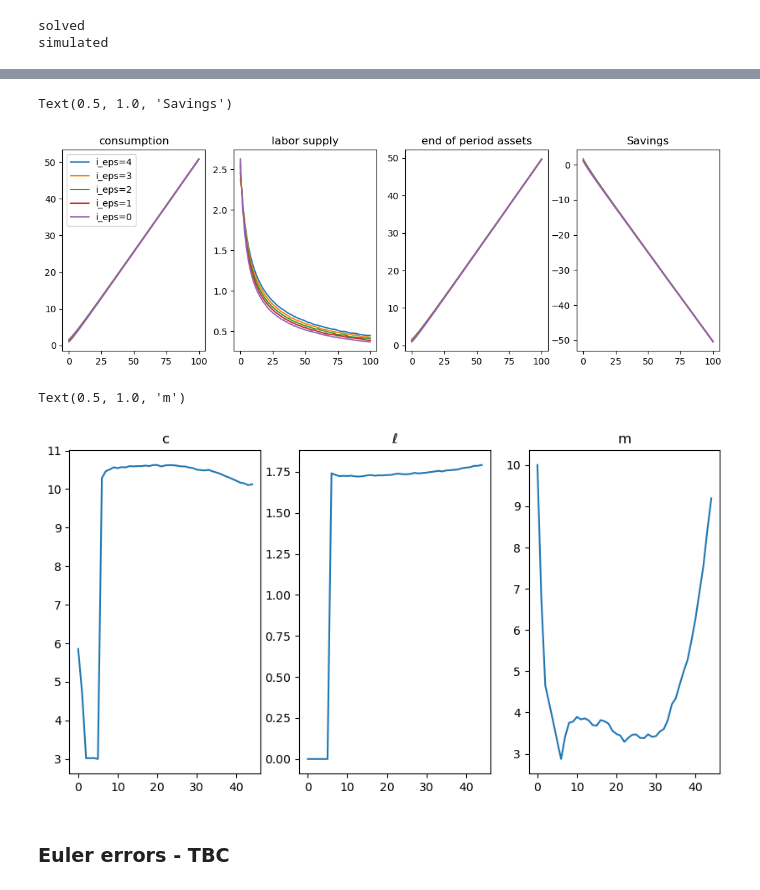
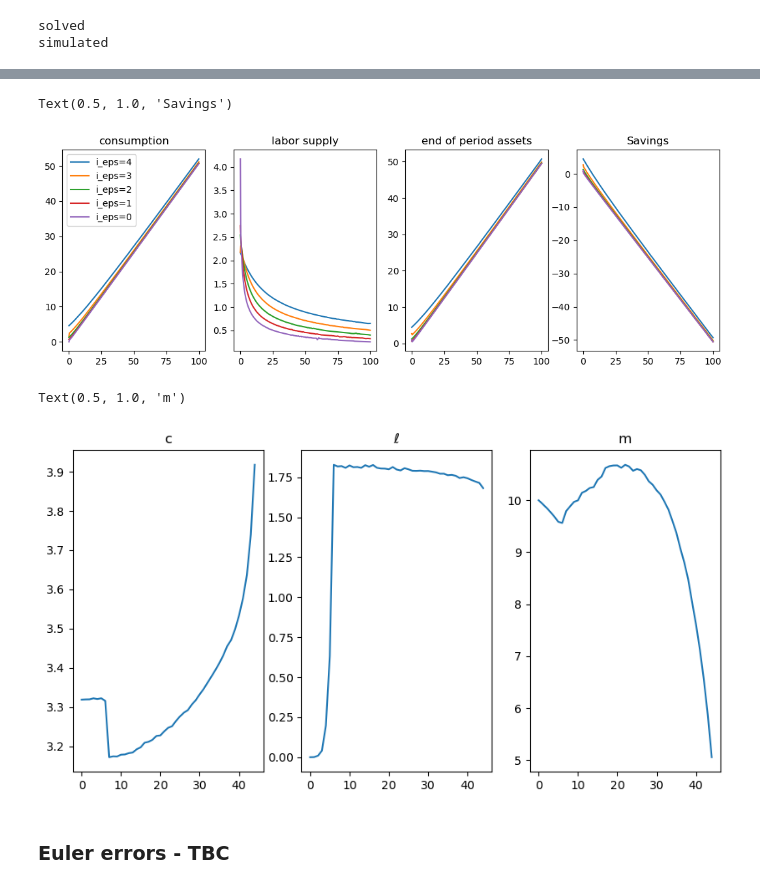
Before and after one commit to ansofol/DP_term_paper, a Jupyter notebook: main_model/test_run.ipynb, the cells around one changed output, grey strips where cells are left out. Drawn from its saved outputs; the diff is of its cells as text; code cells hidden in the pictures.

```diff
--- a/main_model/test_run.ipynb
+++ b/main_model/test_run.ipynb
@@ -19,21 +65,16 @@ warnings.filterwarnings('ignore') #:)
 model = Model()
 model.setup()
 
-model.par.Na = 75
+# solution and simulation specs
+model.par.Na = 200
 model.par.Tmax = 45
 model.par.Tsim = model.par.Tmax
-model.par.a_max = 100
-model.par.Smax = 6
 model.par.Ntypes = 4
-model.par.sigma_taste = 1
-model.par.sigma = 0.1
+model.par.N = 1000
 
-model.par.N = 1000
-model.par.m_initial = 10
-
-model.par.phi_high = 3
-model.par.phi_low = 1
-
+# set parameters
+for key, val in par1.items():
+    model.par.__setattr__(key, val)
 
 model.set_grids()
 par = model.par
@@ -47,3 +88,15 @@ print('simulated')
 # %% [output]
 solved
 simulated
+# %%
+# avg. education profile
+t0 = sim.type == 0
+t1 = sim.type == 1
+t2 = sim.type == 2
+t3 = sim.type == 3
+
+plt.plot(sim.S[t0].mean(axis=0), label='Rich, smart')
+plt.plot(sim.S[t1].mean(axis=0), label='Poor, smart')
+plt.plot(sim.S[t2].mean(axis=0), label='Rich, stupid')
+plt.plot(sim.S[t3].mean(axis=0), label='Poor, stupid')
+plt.legend();
@@ -121,24 +163,24 @@ ax.plot(sol.m[type, t, 1, edu, par.Ba:, 0], sol.a[type, t, 1, edu, par.Ba:, 0]-s
 ax.set_title('Savings')
 # %% [output]
 Text(0.5, 1.0, 'Savings')
-[figure, old version]
+[figure, new version]
 # %%
 s = sim.S.max(axis=1)
-I = s==6
+I = t0
 
 fig,ax = plt.subplots(1,3,figsize=(10,5))
 ax[0].plot(np.mean(sim.c[I,:],axis=0),label="c")
 ax[0].set_title('c')
 
 ax[1].plot(np.mean(sim.ell[I,:],axis=0),label="$\ell$")
 ax[1].set_title('$\ell$')
 
 ax[2].plot(np.mean(sim.m[I,:],axis=0),label="m")
 ax[2].set_title('m')
 #fig.legend()
 # %% [output]
 Text(0.5, 1.0, 'm')
-[figure, old version]
+[figure, new version]
 # %% [markdown]
 ### Euler errors - TBC
 # %%
```
Also changed, not shown: parts of 4 cells of this notebook, 2 other files.
